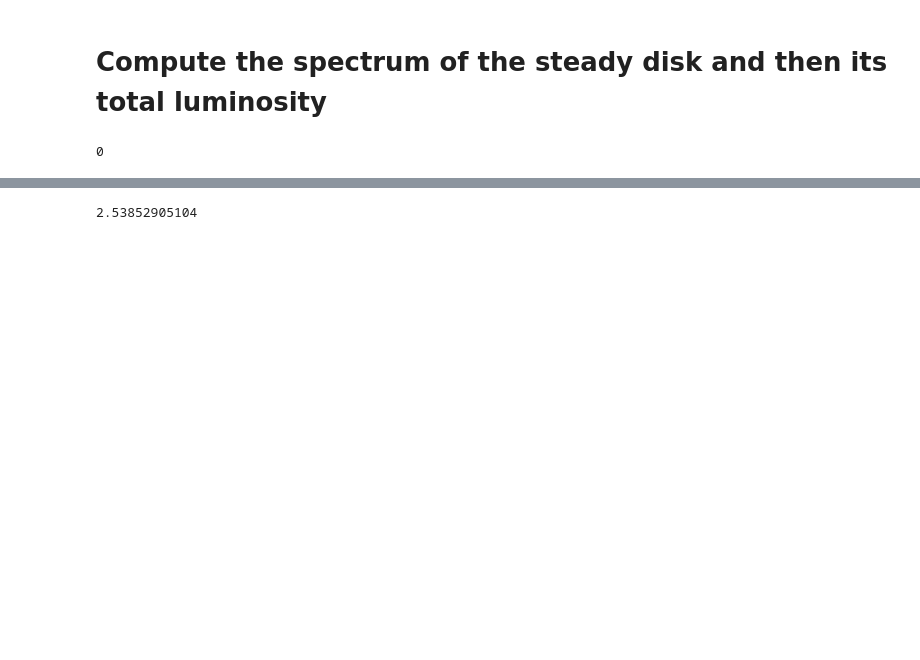
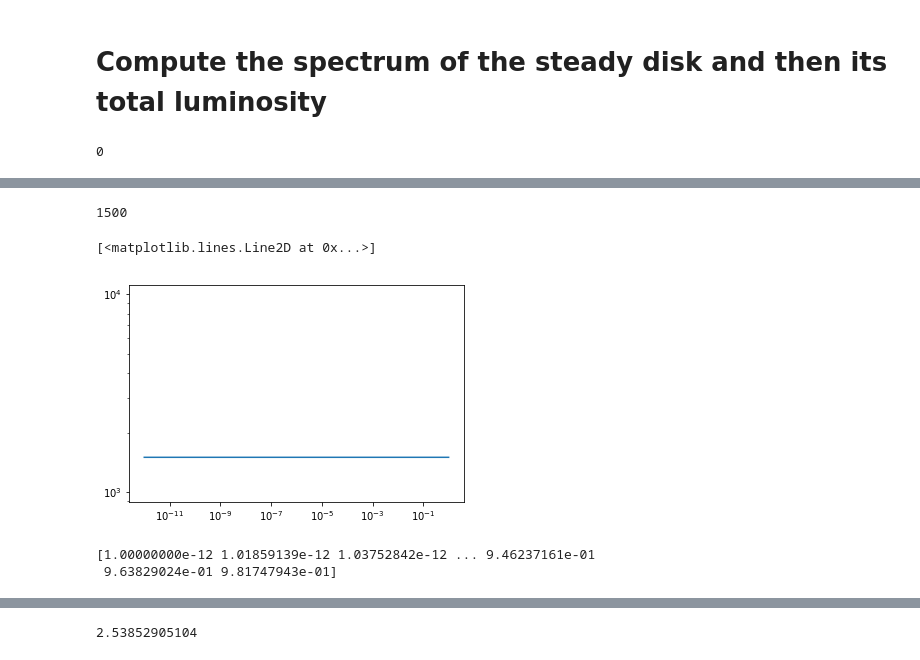
Before and after one commit to husnedereli/Reprocessing_disk, a Jupyter notebook: Compute_UVW2_LC_fitted_with_ADmodel.ipynb, the cells around one changed output, grey strips where cells are left out. Drawn from its saved outputs; the diff is of its cells as text; code cells hidden in the pictures; blank space fills up the shorter version.

```diff
--- a/Compute_UVW2_LC_fitted_with_ADmodel.ipynb
+++ b/Compute_UVW2_LC_fitted_with_ADmodel.ipynb
@@ -48,0 +49,29 @@ print summ
+# %%
+def power_law(N, xdata, alpha):
+    return N*xdata**(-alpha)
+# %%
+xdata = wavelength
+N = len(wavelength)
+alpha = 1/3
+powerlaw_fun = []
+
+for i in range(0,len(wavelength)):
+        powerlaw_fun.append(power_law(N, xdata[i], alpha))
+
+print len(powerlaw_fun)
+plt.loglog(xdata,powerlaw_fun)
+#sig = str_exp_fun
+# %% [output]
+1500
+[<matplotlib.lines.Line2D at 0x...>]
+[figure, added]
+# %%
+xdata = wavelength
+N = 10.0#len(wavelength)
+alpha = 1/3
+ydata=power_law(N, xdata, alpha)
+print xdata
+#print ydata
+# %% [output]
+[1.00000000e-12 1.01859139e-12 1.03752842e-12 ... 9.46237161e-01
+ 9.63829024e-01 9.81747943e-01]
```
Also changed, not shown: parts of 6 cells of this notebook.
